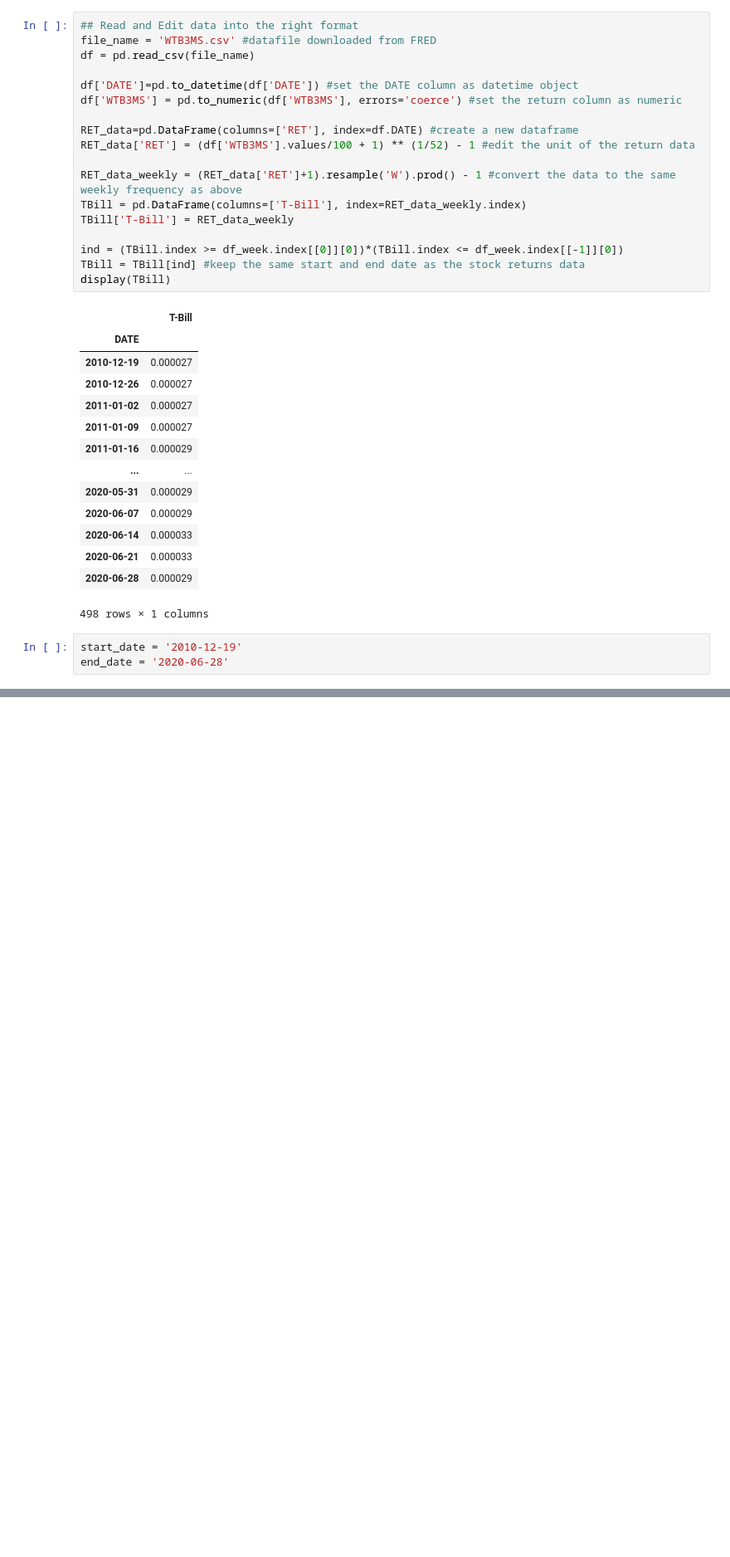
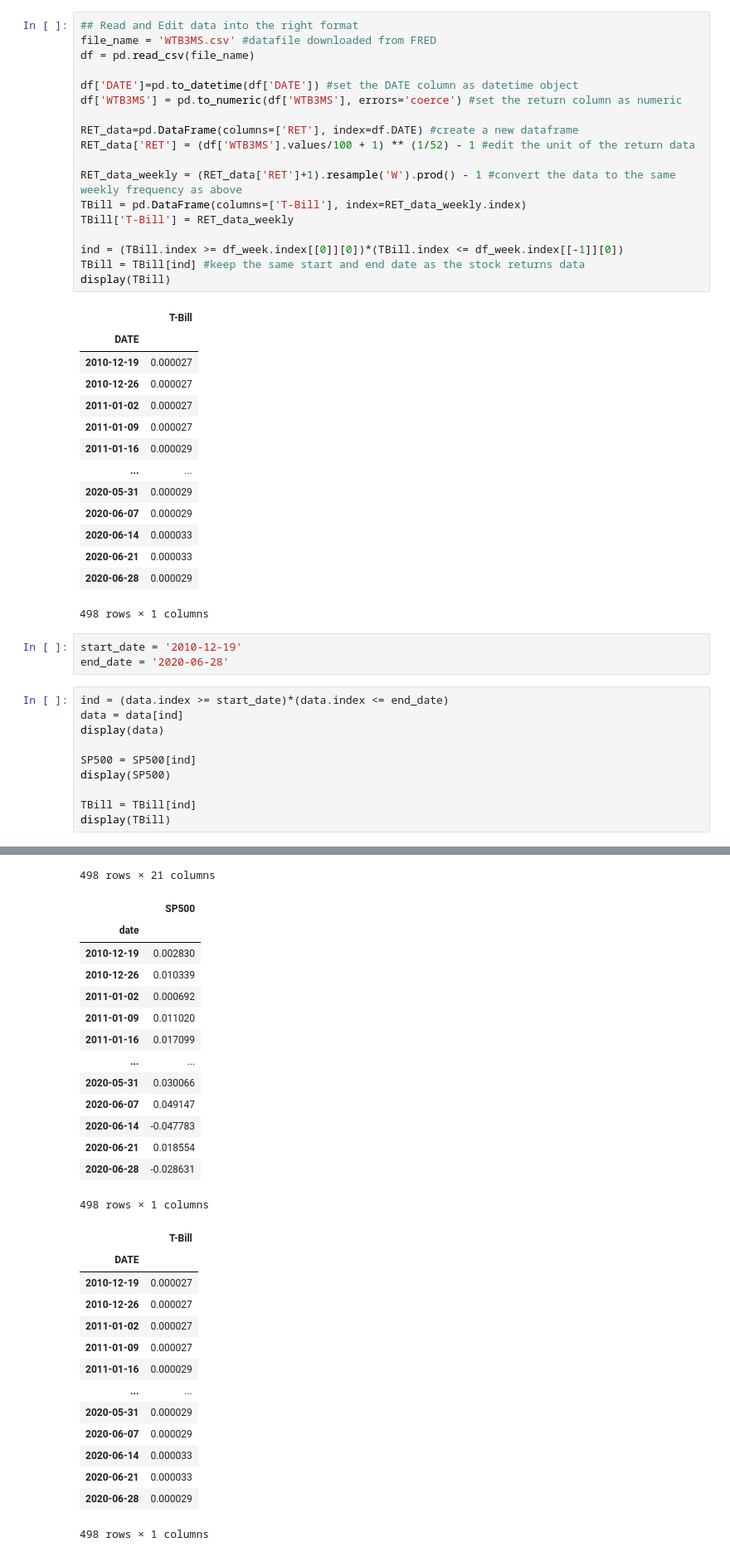
Before and after one commit to ahmet794/Investment-Banking-Asset-Management, a Jupyter notebook: Machine Learning for Investment Banking and Asset Management/Labs Week 1.ipynb, the cells around one changed output, grey strips where cells are left out. Shown at 83% size. Drawn from its saved outputs; the diff is of its cells as text; blank space fills up the shorter version.

```diff
--- a/Machine Learning for Investment Banking and Asset Management/Labs Week 1.ipynb
+++ b/Machine Learning for Investment Banking and Asset Management/Labs Week 1.ipynb
@@ -237,3 +255,14 @@ display(TBill)
 # %%
 start_date = '2010-12-19'
 end_date = '2020-06-28'
+# %%
+ind = (data.index >= start_date)*(data.index <= end_date)
+data = data[ind]
+display(data)
+
+SP500 = SP500[ind]
+display(SP500)
+
+TBill = TBill[ind]
+display(TBill)
+# %% [output]
@@ -239,0 +282,29 @@ end_date = '2020-06-28'
+498 rows × 21 columns
+|  | SP500 |
+| date |  |
+| 2010-12-19 | 0.002830 |
+| 2010-12-26 | 0.010339 |
+| 2011-01-02 | 0.000692 |
+| 2011-01-09 | 0.011020 |
+| 2011-01-16 | 0.017099 |
+| ... | ... |
+| 2020-05-31 | 0.030066 |
+| 2020-06-07 | 0.049147 |
+| 2020-06-14 | -0.047783 |
+| 2020-06-21 | 0.018554 |
+| 2020-06-28 | -0.028631 |
+498 rows × 1 columns
+|  | T-Bill |
+| DATE |  |
+| 2010-12-19 | 0.000027 |
+| 2010-12-26 | 0.000027 |
+| 2011-01-02 | 0.000027 |
+| 2011-01-09 | 0.000027 |
+| 2011-01-16 | 0.000029 |
+| ... | ... |
+| 2020-05-31 | 0.000029 |
+| 2020-06-07 | 0.000029 |
+| 2020-06-14 | 0.000033 |
+| 2020-06-21 | 0.000033 |
+| 2020-06-28 | 0.000029 |
+498 rows × 1 columns
```
Also changed, not shown: parts of 4 cells of this notebook.
